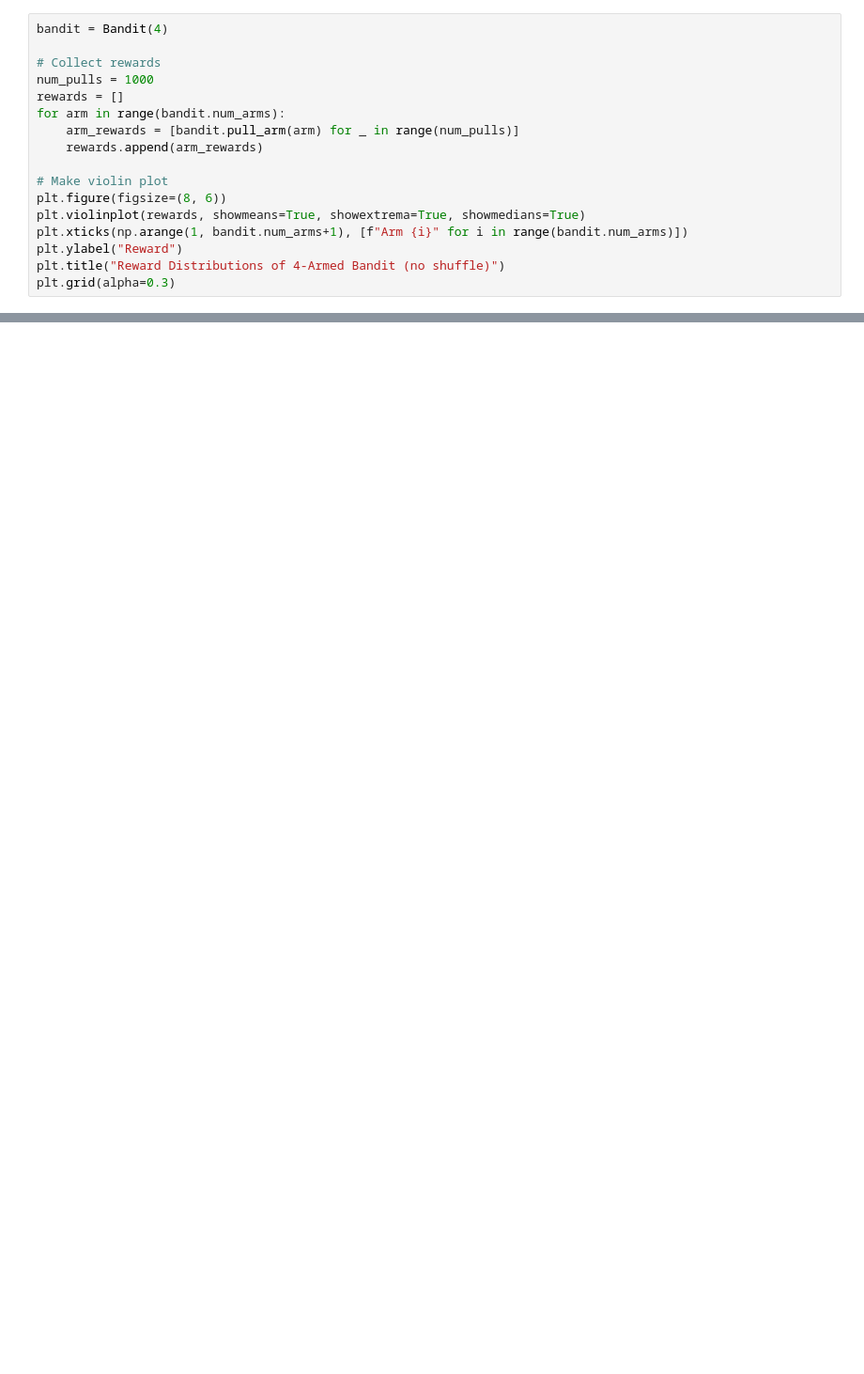
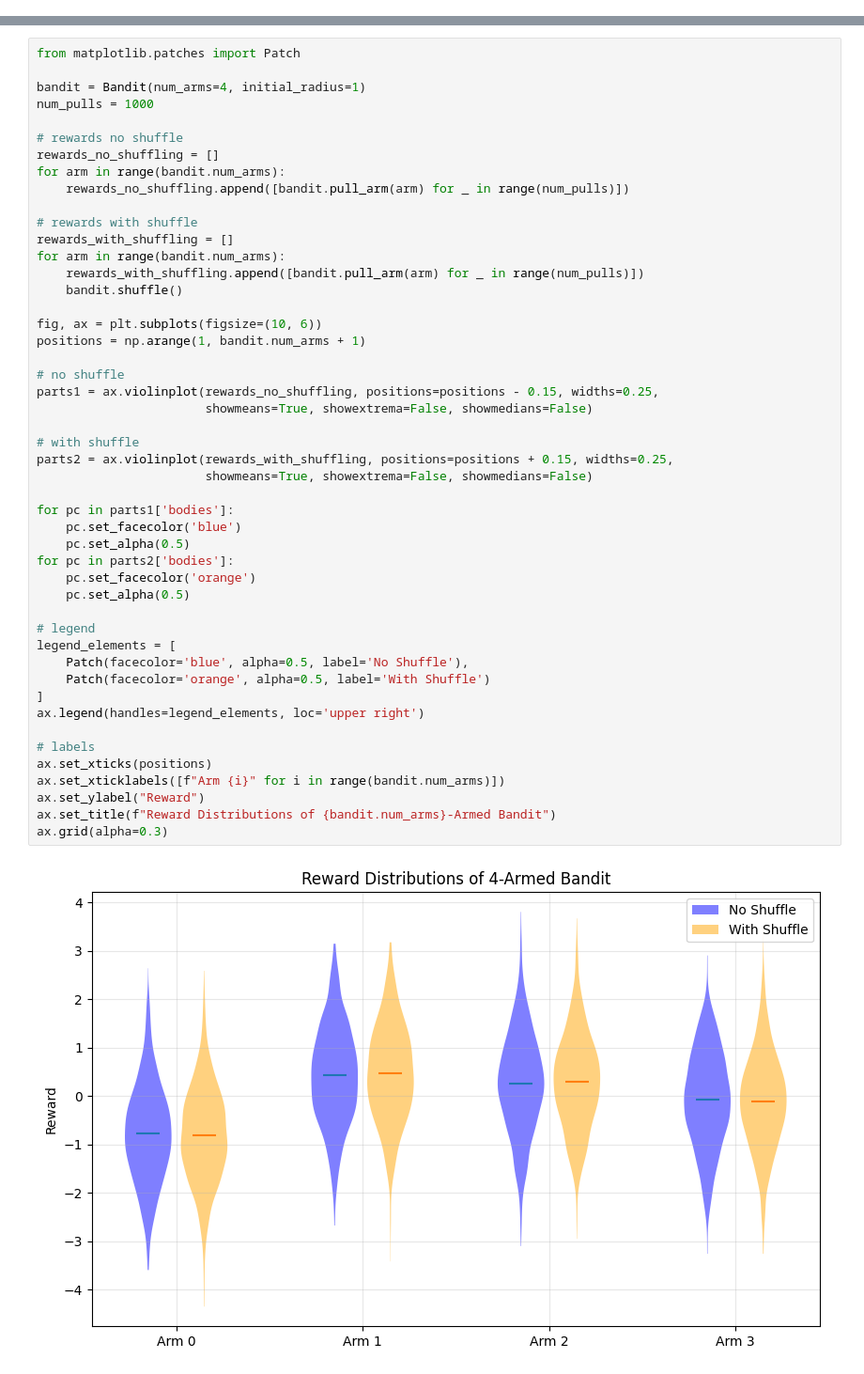
Before and after one commit to yzl210/advanced-topics, a Jupyter notebook: k-armed-bandits.ipynb, the cells around one changed output, grey strips where cells are left out. Shown: that part at 94% size. Cells and saved outputs as stored; diff of their text form; blank space fills up the shorter version.

Commit message:
Fixed bug with bandit instances (reinitialized bandit for one of the graphs.) Made it a side-by-side comparison to more clearly see the difference.

```diff
--- a/k-armed-bandits.ipynb
+++ b/k-armed-bandits.ipynb
@@ -23,17 +22,0 @@ array([-0.83508344,  0.44741158, -1.44202456, -0.83142141, -0.53455263])
-# %%
-bandit = Bandit(4)
-
-# Collect rewards
-num_pulls = 1000
-rewards = []
-for arm in range(bandit.num_arms):
-    arm_rewards = [bandit.pull_arm(arm) for _ in range(num_pulls)]
-    rewards.append(arm_rewards)
-
-# Make violin plot
-plt.figure(figsize=(8, 6))
-plt.violinplot(rewards, showmeans=True, showextrema=True, showmedians=True)
-plt.xticks(np.arange(1, bandit.num_arms+1), [f"Arm {i}" for i in range(bandit.num_arms)])
-plt.ylabel("Reward")
-plt.title("Reward Distributions of 4-Armed Bandit (no shuffle)")
-plt.grid(alpha=0.3)
@@ -41,0 +23,50 @@ AttributeError: 'Bandit' object has no attribute 'num_arms'
+# %%
+from matplotlib.patches import Patch
+
+bandit = Bandit(num_arms=4, initial_radius=1)
+num_pulls = 1000
+
+# rewards no shuffle
+rewards_no_shuffling = []
+for arm in range(bandit.num_arms):
+    rewards_no_shuffling.append([bandit.pull_arm(arm) for _ in range(num_pulls)])
+
+# rewards with shuffle
+rewards_with_shuffling = []
+for arm in range(bandit.num_arms):
+    rewards_with_shuffling.append([bandit.pull_arm(arm) for _ in range(num_pulls)])
+    bandit.shuffle()
+
+fig, ax = plt.subplots(figsize=(10, 6))
+positions = np.arange(1, bandit.num_arms + 1)
+
+# no shuffle
+parts1 = ax.violinplot(rewards_no_shuffling, positions=positions - 0.15, widths=0.25,
+                       showmeans=True, showextrema=False, showmedians=False)
+
+# with shuffle
+parts2 = ax.violinplot(rewards_with_shuffling, positions=positions + 0.15, widths=0.25,
+                       showmeans=True, showextrema=False, showmedians=False)
+
+for pc in parts1['bodies']:
+    pc.set_facecolor('blue')
+    pc.set_alpha(0.5)
+for pc in parts2['bodies']:
+    pc.set_facecolor('orange')
+    pc.set_alpha(0.5)
+
+# legend
+legend_elements = [
+    Patch(facecolor='blue', alpha=0.5, label='No Shuffle'),
+    Patch(facecolor='orange', alpha=0.5, label='With Shuffle')
+]
+ax.legend(handles=legend_elements, loc='upper right')
+
+# labels
+ax.set_xticks(positions)
+ax.set_xticklabels([f"Arm {i}" for i in range(bandit.num_arms)])
+ax.set_ylabel("Reward")
+ax.set_title(f"Reward Distributions of {bandit.num_arms}-Armed Bandit")
+ax.grid(alpha=0.3)
+# %% [output]
+[figure, added]
```
Also changed, not shown: parts of 3 cells of this notebook.
